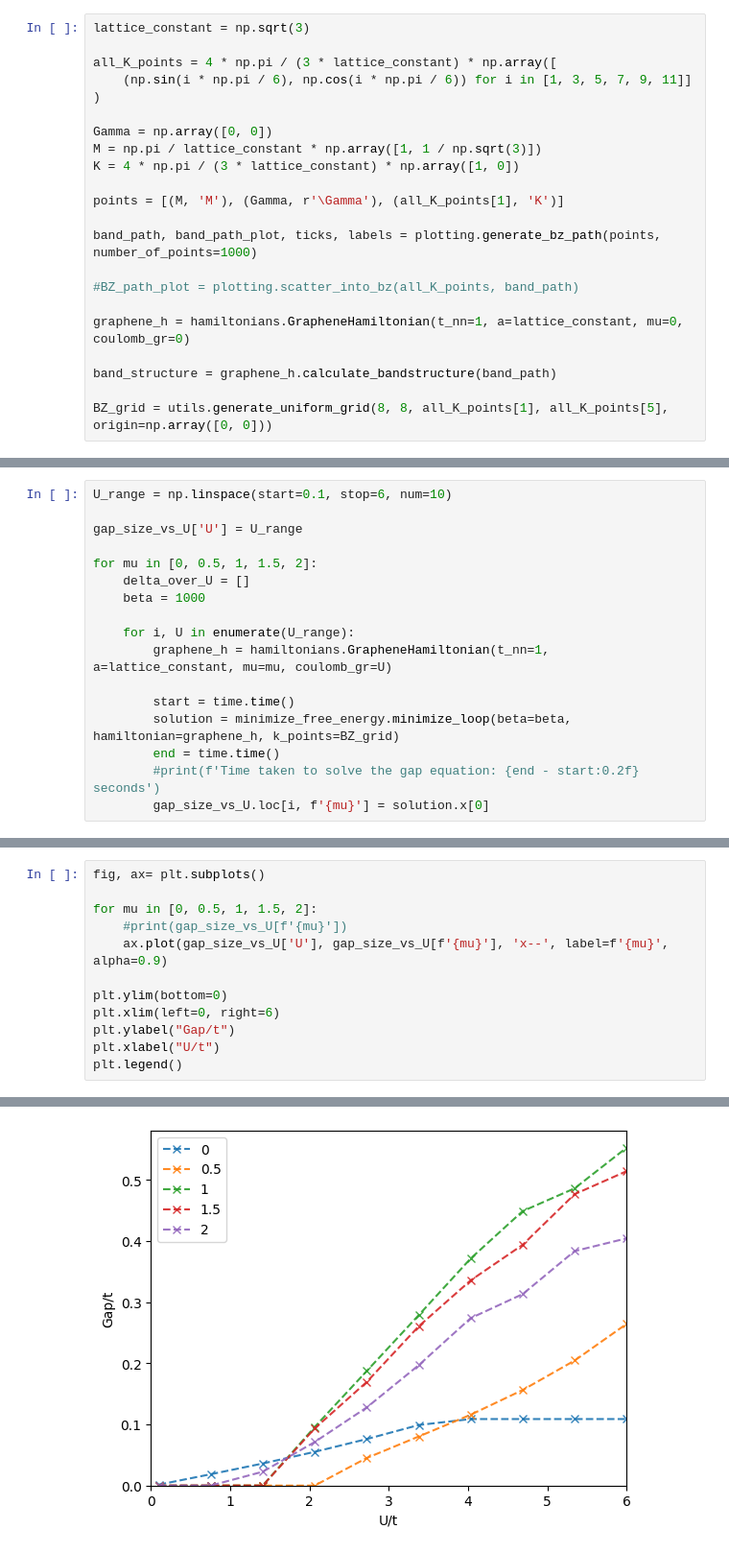
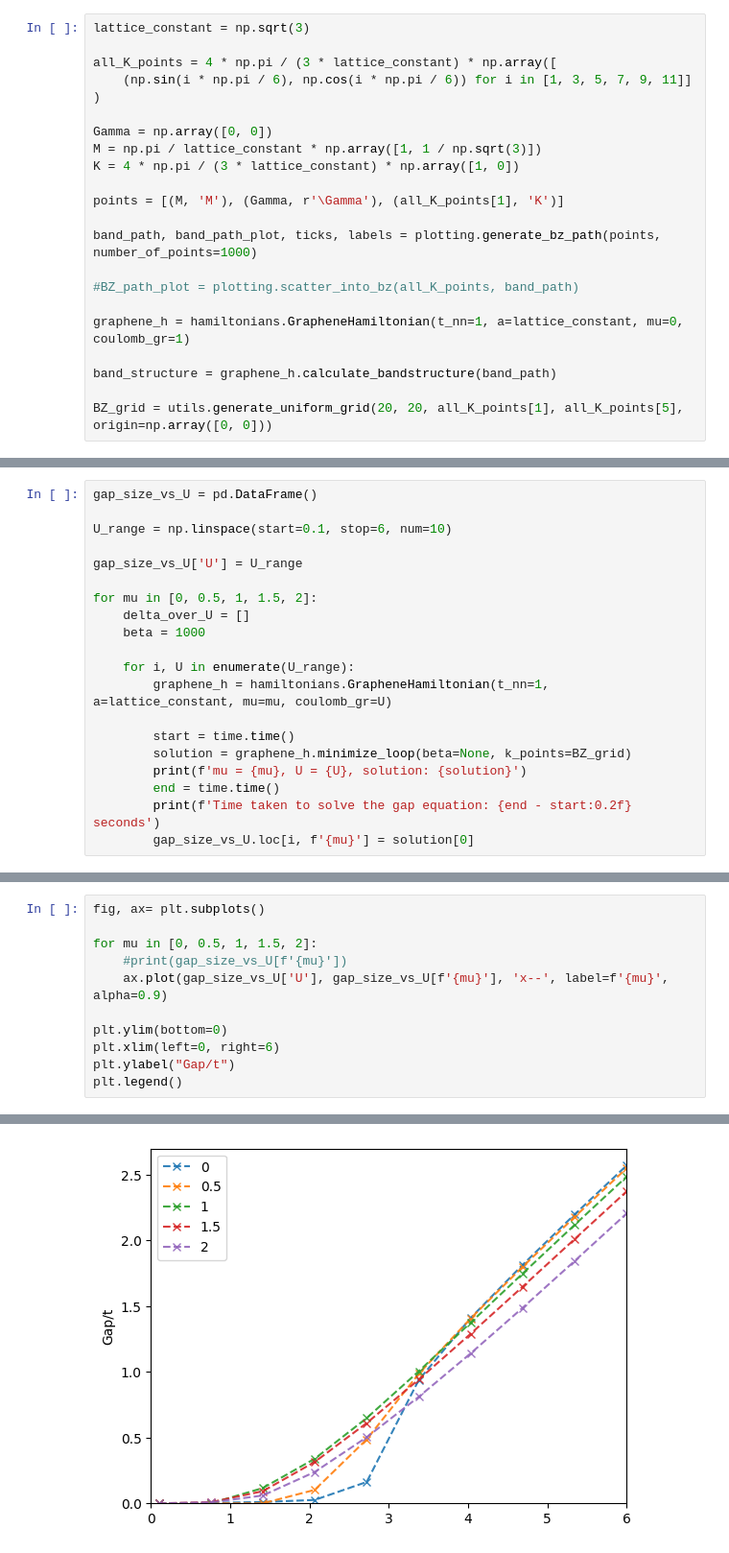
Before and after one commit to Ruberhauptmann/quant-met, a Jupyter notebook: notebooks/bdg_graphene.ipynb, the cells around one changed output, grey strips where cells are left out. Shown: that part at 96% size. Drawn from its saved outputs; the diff is of its cells as text.

Commit message:
Resolve overflow errors (#12)
* Free energy minimization restructure, formula for zero temperature

```diff
--- a/notebooks/bdg_graphene.ipynb
+++ b/notebooks/bdg_graphene.ipynb
@@ -21,8 +21,8 @@ band_path, band_path_plot, ticks, labels = plotting.generate_bz_path(points, num
 
 #BZ_path_plot = plotting.scatter_into_bz(all_K_points, band_path)
 
-graphene_h = hamiltonians.GrapheneHamiltonian(t_nn=1, a=lattice_constant, mu=0, coulomb_gr=0)
+graphene_h = hamiltonians.GrapheneHamiltonian(t_nn=1, a=lattice_constant, mu=0, coulomb_gr=1)
 
 band_structure = graphene_h.calculate_bandstructure(band_path)
 
-BZ_grid = utils.generate_uniform_grid(8, 8, all_K_points[1], all_K_points[5], origin=np.array([0, 0]))
+BZ_grid = utils.generate_uniform_grid(20, 20, all_K_points[1], all_K_points[5], origin=np.array([0, 0]))
@@ -31,4 +29,6 @@ gap_size_vs_U = pd.DataFrame()
 # %%
+gap_size_vs_U = pd.DataFrame()
+
 U_range = np.linspace(start=0.1, stop=6, num=10)
 
 gap_size_vs_U['U'] = U_range
@@ -41,7 +41,8 @@ for mu in [0, 0.5, 1, 1.5, 2]:
         graphene_h = hamiltonians.GrapheneHamiltonian(t_nn=1, a=lattice_constant, mu=mu, coulomb_gr=U)
 
         start = time.time()
-        solution = minimize_free_energy.minimize_loop(beta=beta, hamiltonian=graphene_h, k_points=BZ_grid)
+        solution = graphene_h.minimize_loop(beta=None, k_points=BZ_grid)
+        print(f'mu = {mu}, U = {U}, solution: {solution}')
         end = time.time()
-        #print(f'Time taken to solve the gap equation: {end - start:0.2f} seconds')
-        gap_size_vs_U.loc[i, f'{mu}'] = solution.x[0]
+        print(f'Time taken to solve the gap equation: {end - start:0.2f} seconds')
+        gap_size_vs_U.loc[i, f'{mu}'] = solution[0]
@@ -48,15 +67,14 @@ for mu in [0, 0.5, 1, 1.5, 2]:
 # %%
 fig, ax= plt.subplots()
 
 for mu in [0, 0.5, 1, 1.5, 2]:
     #print(gap_size_vs_U[f'{mu}'])
     ax.plot(gap_size_vs_U['U'], gap_size_vs_U[f'{mu}'], 'x--', label=f'{mu}', alpha=0.9)
 
 plt.ylim(bottom=0)
 plt.xlim(left=0, right=6)
 plt.ylabel("Gap/t")
-plt.xlabel("U/t")
 plt.legend()
 # %% [output]
 <matplotlib.legend.Legend at 0x...>
-[figure, old version]
+[figure, new version]
```
Also changed, not shown: parts of 3 cells of this notebook, 10 other files.
